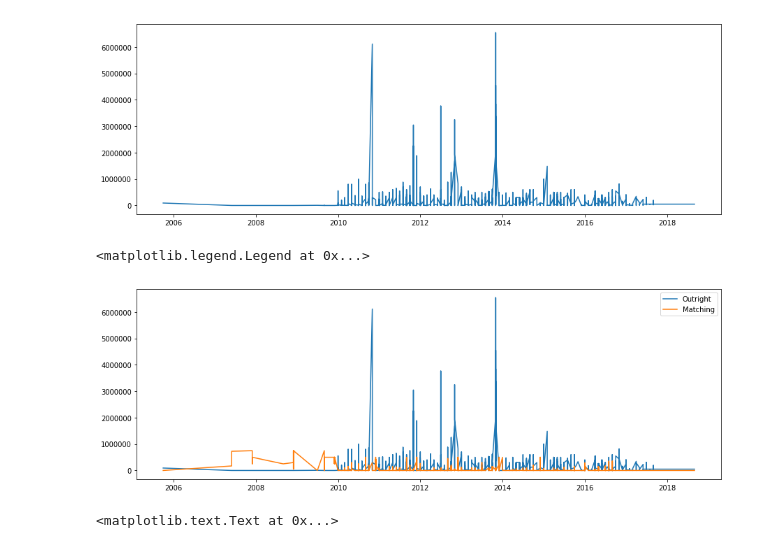
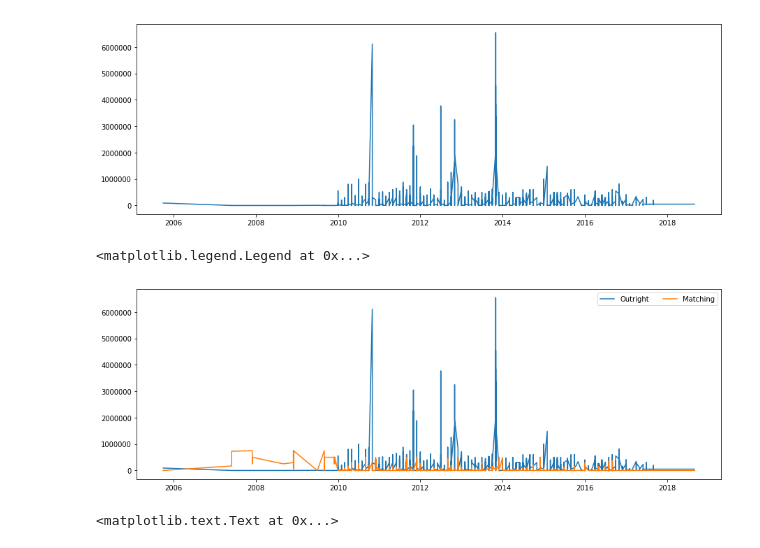
Before and after one commit to story645/neh, a Jupyter notebook: matplotlib_tutorial.ipynb, the cells around one changed output. Drawn from its saved outputs; the diff is of its cells as text; code cells hidden in the pictures.

```diff
--- a/matplotlib_tutorial.ipynb
+++ b/matplotlib_tutorial.ipynb
@@ -193,11 +209,11 @@ ax.plot_date(ds['BeginGrant'], ds['AwardOutright'], '-')
 # %%
 fig, ax = plt.subplots(figsize=(15,5))
 ax.plot_date(ds['BeginGrant'], ds['AwardOutright'], '-', label="Outright")
 ax.plot_date(ds['BeginGrant'], ds['AwardMatching'], '-', label="Matching")
-ax.legend()
+ax.legend(ncol=2)
 # %% [output]
 <matplotlib.legend.Legend at 0x...>
-[figure, old version]
+[figure, new version]
 # %%
 # compare the two?
 fig, ax = plt.subplots(figsize=(15,5))
```
Also changed, not shown: parts of 10 cells of this notebook, 4 other files.
